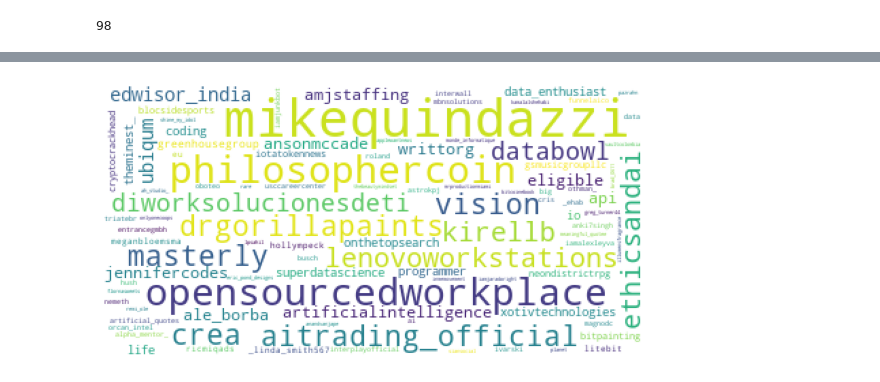
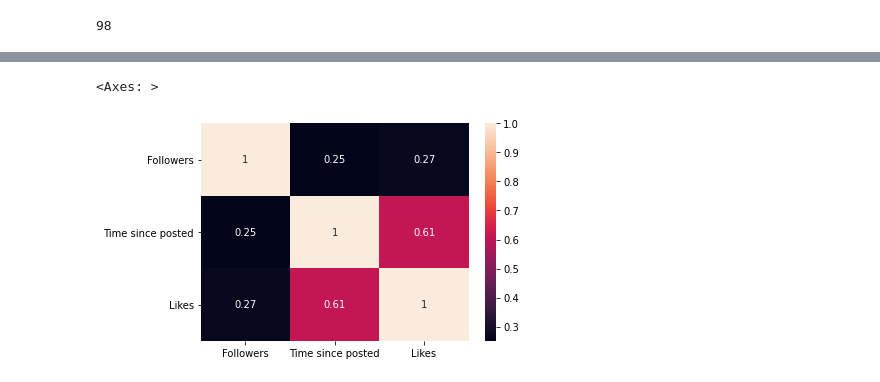
Before and after one commit to iamaakashpal/Placement-Assignment_Aakash_Pal, a Jupyter notebook: MACHINE LEARNING/1/1.ipynb, the cells around one changed output, grey strips where cells are left out. Cells and saved outputs as stored; diff of their text form; code cells hidden in the pictures.

```diff
--- a/MACHINE LEARNING/1/1.ipynb
+++ b/MACHINE LEARNING/1/1.ipynb
@@ -235,4 +239,5 @@ generate_wordcloud('Hashtags')
-# %%
-generate_wordcloud('USERNAME')
-# %% [output]
-[figure, removed]
+# %%
+sns.heatmap(dataset[numerical_features].corr(),annot=True)
+# %% [output]
+<Axes: >
+[figure, added]
```
Also changed, not shown: parts of 32 cells of this notebook.
